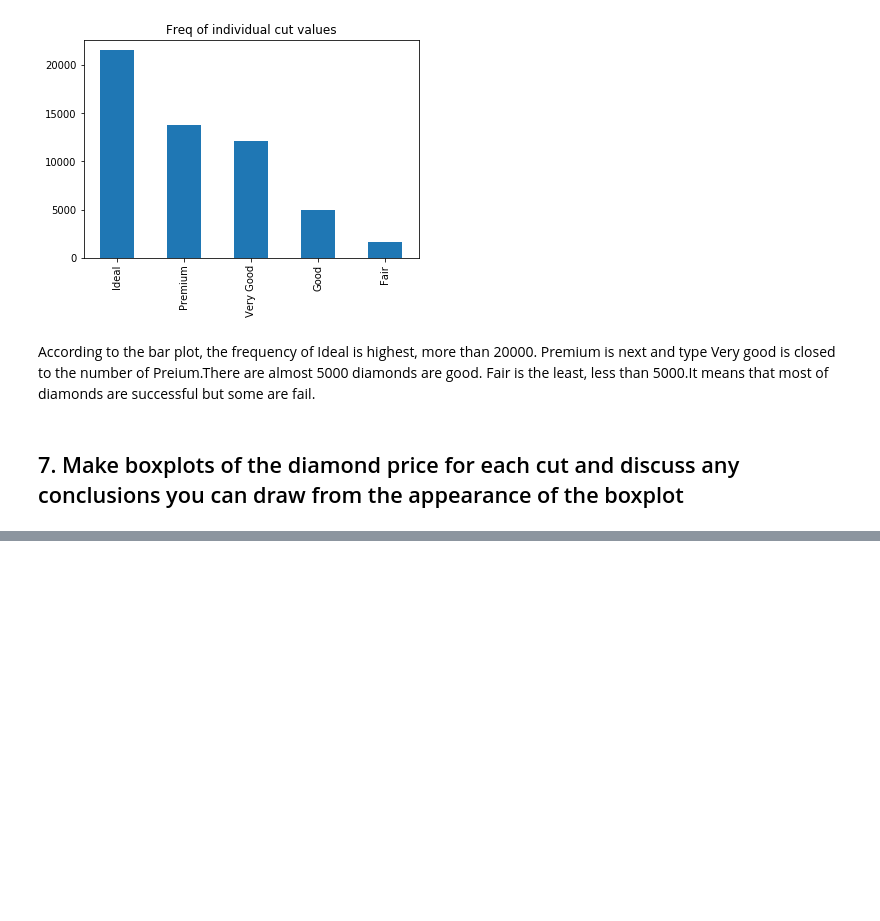
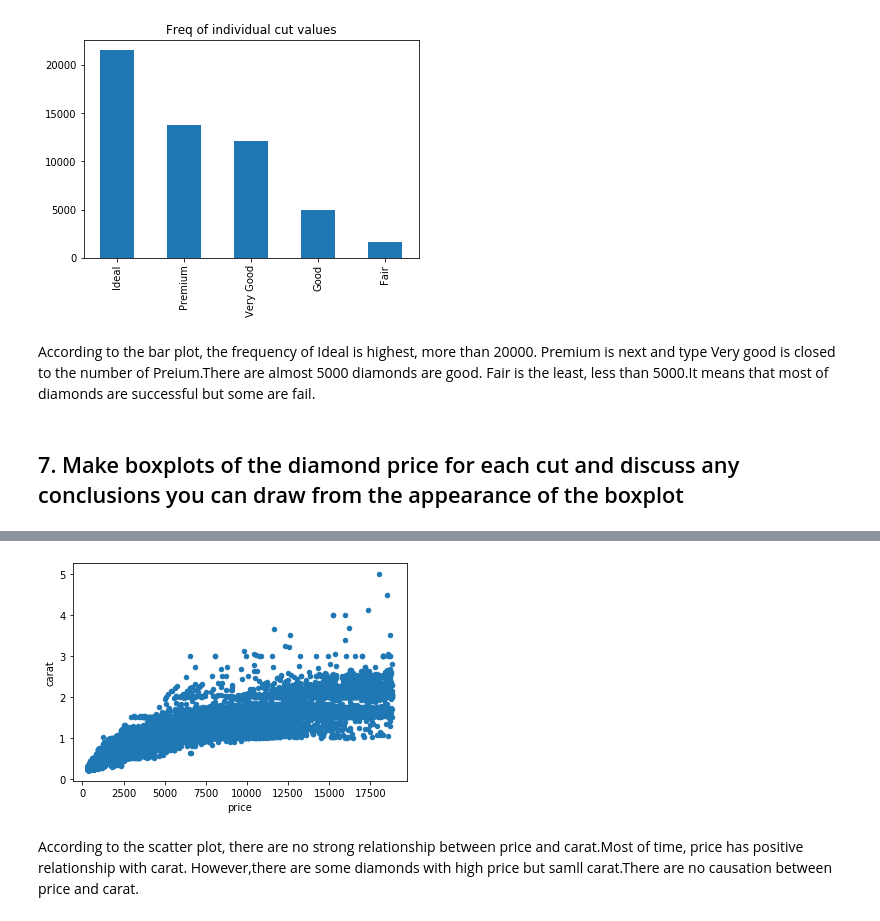
Before and after one commit to mandy941/week6, a Jupyter notebook: M_Yang_W6_assn.ipynb, the cells around one changed output, grey strips where cells are left out. Cells and saved outputs as stored; diff of their text form; code cells hidden in the pictures; blank space fills up the shorter version.

```diff
--- a/M_Yang_W6_assn.ipynb
+++ b/M_Yang_W6_assn.ipynb
@@ -166,0 +182,7 @@ According to the bar plot, the frequency of Ideal is highest, more than 20000. P
+# %%
+#create a scatter plot that reflect the relationship between price and carat
+scatter = df.plot.scatter(x = 'price', y = 'carat')
+# %% [output]
+[figure, added]
+# %% [markdown]
+According to the scatter plot, there are no strong relationship between price and carat.Most of time, price has positive relationship with carat. However,there are some diamonds with high price but samll carat.There are no causation between price and carat.
```
Also changed, not shown: parts of 5 cells of this notebook.
